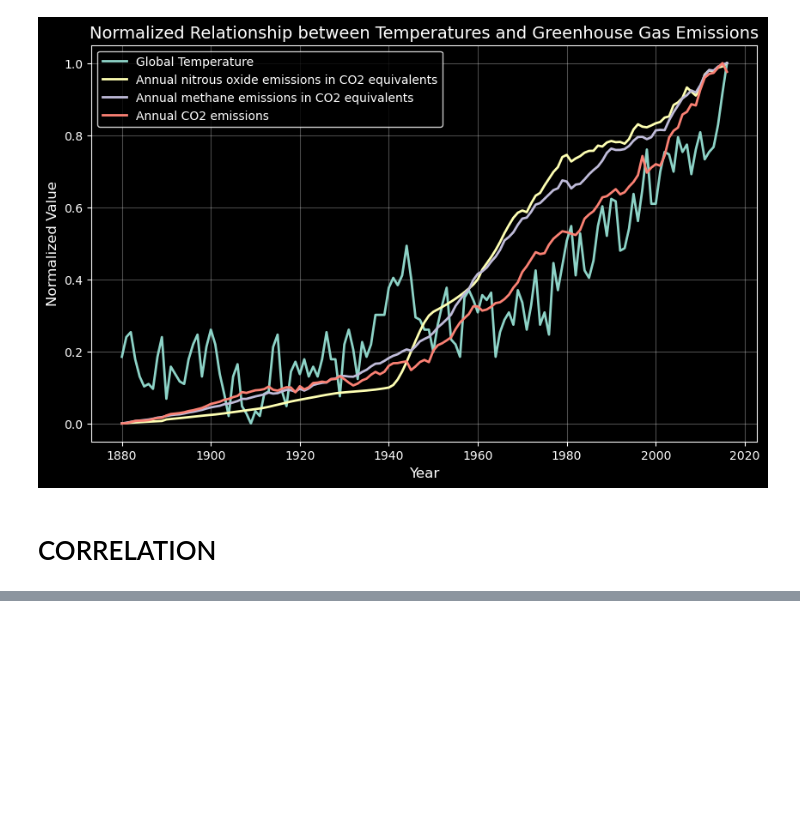
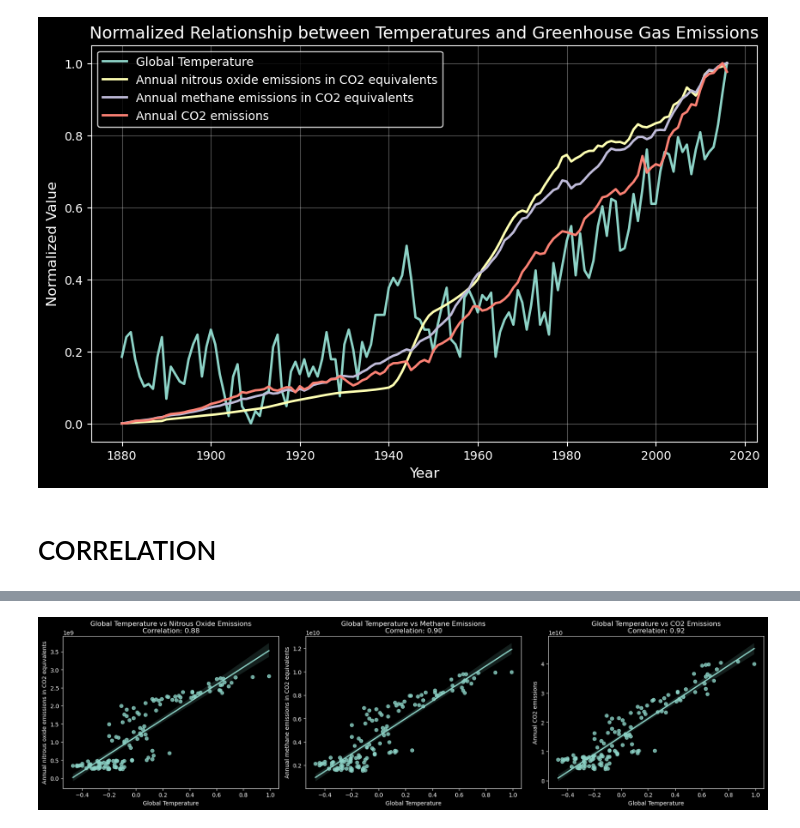
Before and after one commit to fionaabad/Climate-Change, a Jupyter notebook: greenhouse_ipynb/gh.ipynb, the cells around one changed output, grey strips where cells are left out. Saved outputs shown, nothing was run; the diff lists cells and outputs as text; code cells hidden in the pictures; blank space fills up the shorter version.

```diff
--- a/greenhouse_ipynb/gh.ipynb
+++ b/greenhouse_ipynb/gh.ipynb
@@ -163,0 +221,26 @@ plt.show()
+# %%
+import pandas as pd
+import seaborn as sns
+import matplotlib.pyplot as plt
+
+plt.figure(figsize=(18, 5))
+
+plt.subplot(1, 3, 1)
+sns.regplot(x='Global Temperature', y='Annual nitrous oxide emissions in CO2 equivalents', data=merged_df)
+correlation_1 = merged_df['Global Temperature'].corr(merged_df['Annual nitrous oxide emissions in CO2 equivalents'])
+plt.title(f'Global Temperature vs Nitrous Oxide Emissions\nCorrelation: {correlation_1:.2f}')
+
+plt.subplot(1, 3, 2)
+sns.regplot(x='Global Temperature', y='Annual methane emissions in CO2 equivalents', data=merged_df)
+correlation_2 = merged_df['Global Temperature'].corr(merged_df['Annual methane emissions in CO2 equivalents'])
+plt.title(f'Global Temperature vs Methane Emissions\nCorrelation: {correlation_2:.2f}')
+
+plt.subplot(1, 3, 3)
+sns.regplot(x='Global Temperature', y='Annual CO2 emissions', data=merged_df)
+correlation_3 = merged_df['Global Temperature'].corr(merged_df['Annual CO2 emissions'])
+plt.title(f'Global Temperature vs CO2 Emissions\nCorrelation: {correlation_3:.2f}')
+
+plt.tight_layout()
+plt.show()
+# %% [output]
+[figure, added]
```
Also changed, not shown: parts of 16 cells of this notebook, 7 other files.
